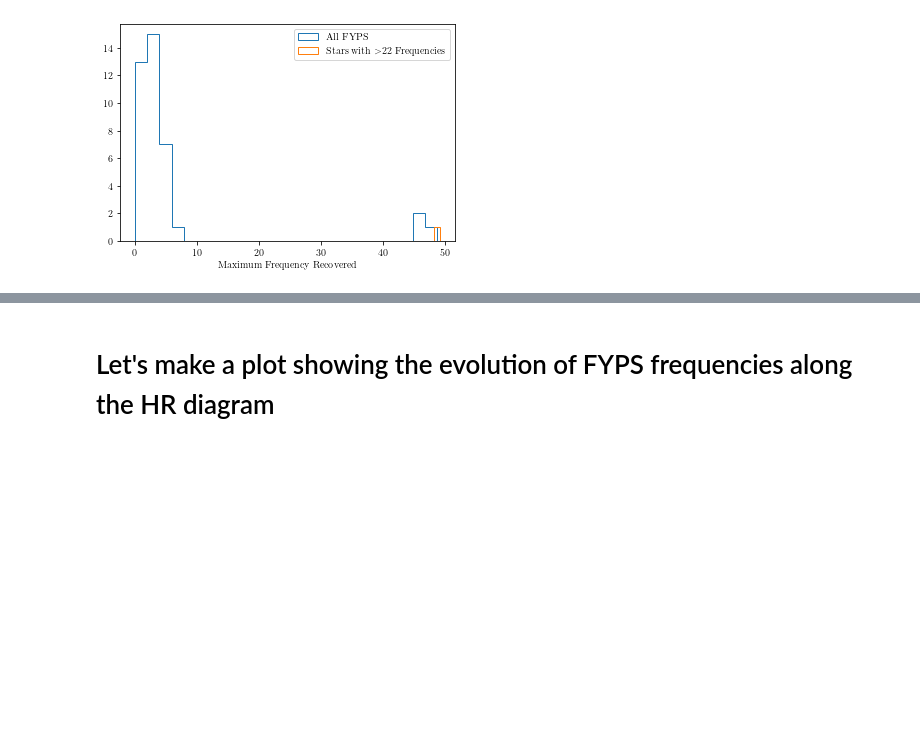
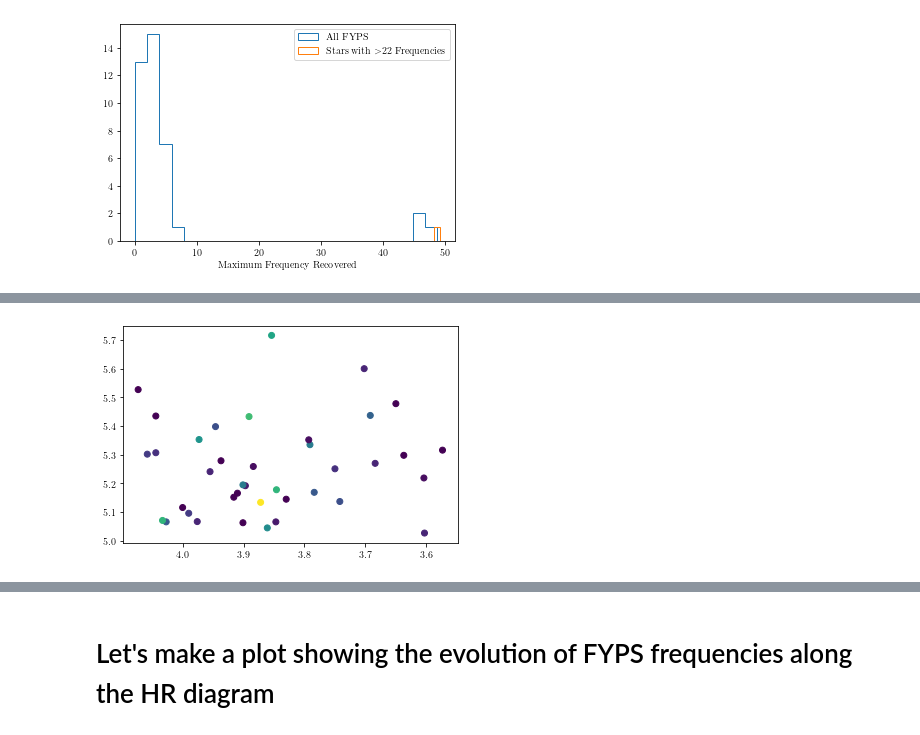
Before and after one commit to tzdwi/TESS, a Jupyter notebook: code/Seismology_Potential.ipynb, the cells around one changed output, grey strips where cells are left out. Saved outputs shown, nothing was run; the diff lists cells and outputs as text; code cells hidden in the pictures; blank space fills up the shorter version.

```diff
--- a/code/Seismology_Potential.ipynb
+++ b/code/Seismology_Potential.ipynb
@@ -118,0 +164,5 @@ plt.savefig('../plots/FYPS_freq_props.pdf',bbox_inches='tight')
+# %%
+plt.scatter(candidate_fyps['teff'],candidate_fyps['lum'],c=nf)
+plt.gca().invert_xaxis()
+# %% [output]
+[figure, added]
```
Also changed, not shown: parts of 17 cells of this notebook, 33 other files.
